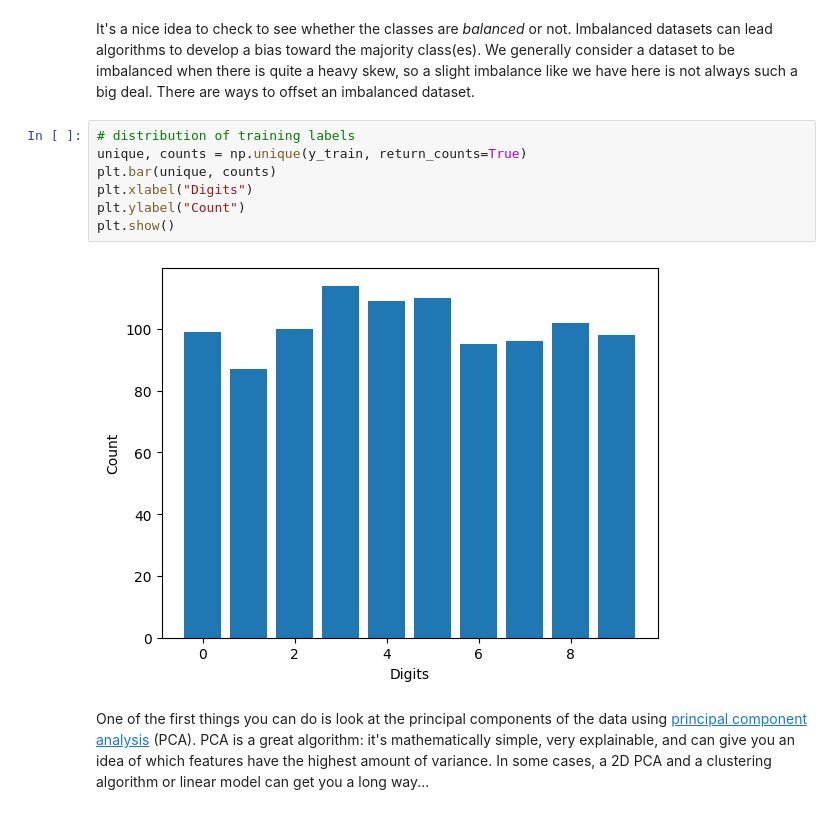
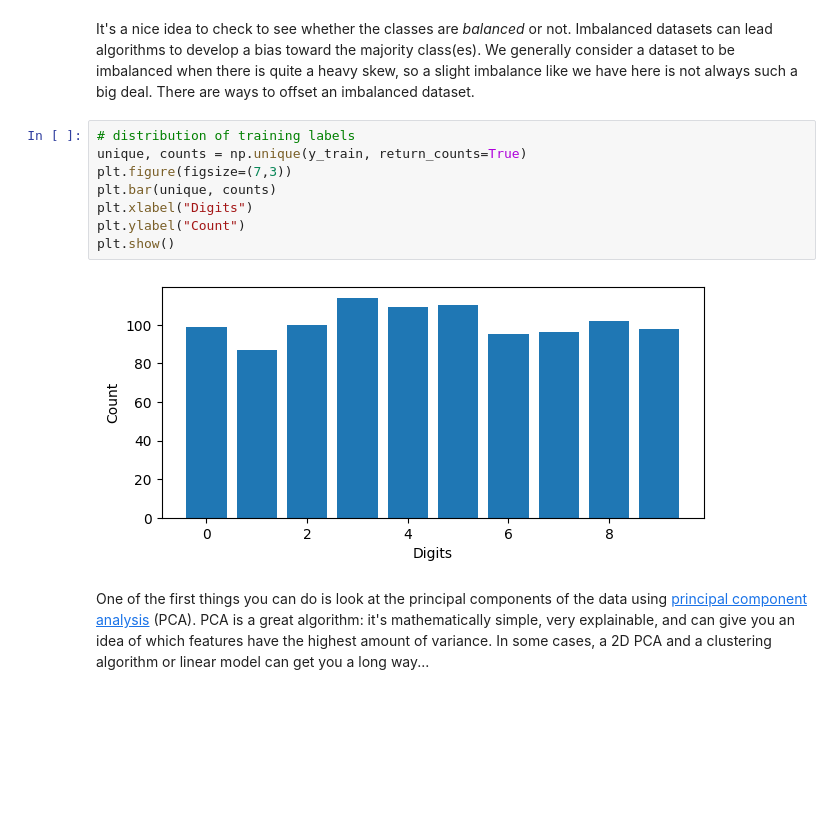
Before and after one commit to acceleratescience/data-school-Autumn23, a Jupyter notebook: Labs/Lab 2/2_Transformations.ipynb, the cells around one changed output. Saved outputs shown, nothing was run; the diff lists cells and outputs as text; blank space fills up the shorter version.

```diff
--- a/Labs/Lab 2/2_Transformations.ipynb
+++ b/Labs/Lab 2/2_Transformations.ipynb
@@ -57,12 +58,13 @@ It's a nice idea to check to see whether the classes are _balanced_ or not. Imba
 # %%
 # distribution of training labels
 unique, counts = np.unique(y_train, return_counts=True)
+plt.figure(figsize=(7,3))
 plt.bar(unique, counts)
 plt.xlabel("Digits")
 plt.ylabel("Count")
 plt.show()
 # %% [output]
-[figure, old version]
+[figure, new version]
 # %% [markdown]
 One of the first things you can do is look at the principal components of the data using [principal component analysis](https://scikit-learn.org/stable/modules/decomposition.html#pca) (PCA). PCA is a great algorithm: it's mathematically simple, very explainable, and can give you an idea of which features have the highest amount of variance. In some cases, a 2D PCA and a clustering algorithm or linear model can get you a long way...
 # %%
```
Also changed, not shown: parts of 8 cells of this notebook, 3 other files.
